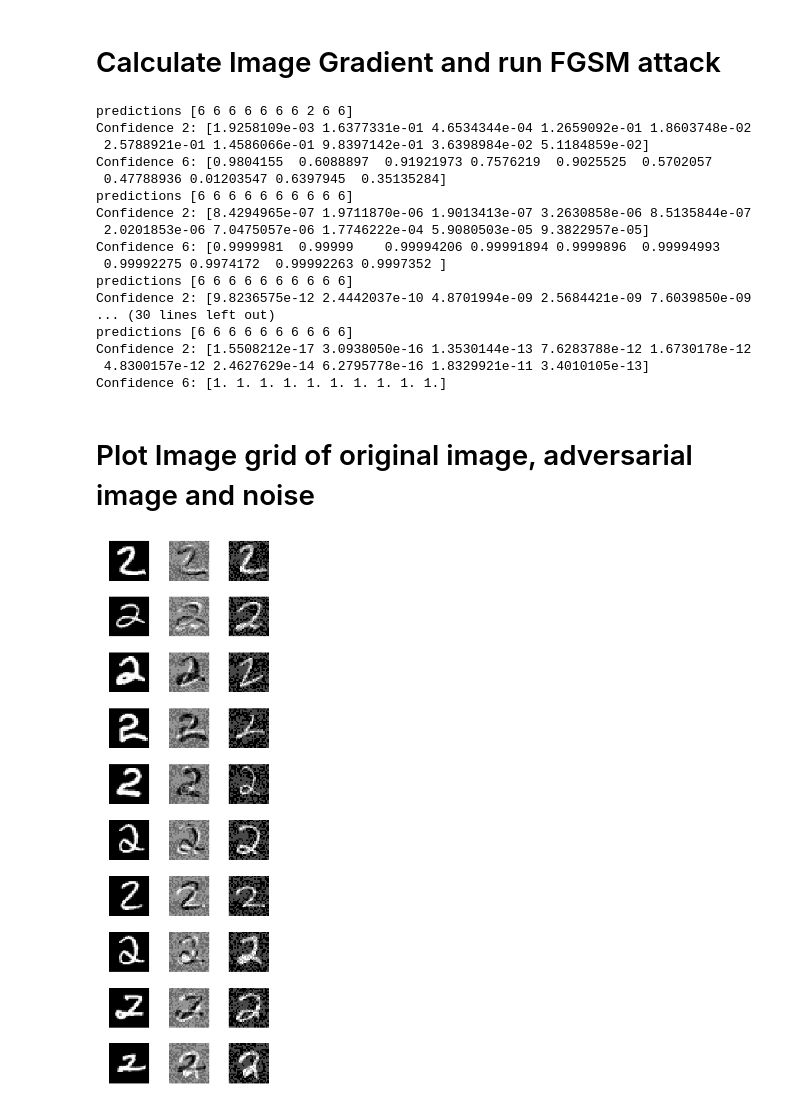
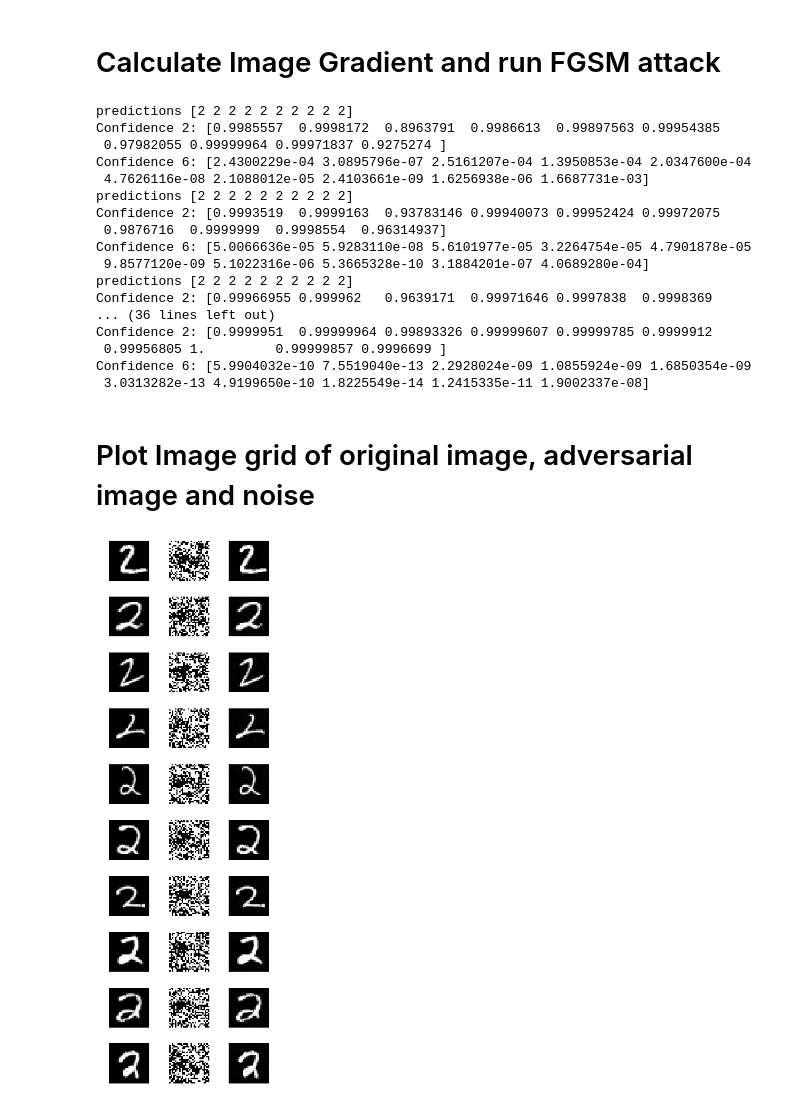
Before and after one commit to souravsingh/mnist-adversarial-attack, a Jupyter notebook: MNIST_adversarial_attack.ipynb, the cells around one changed output. Drawn from its saved outputs; the diff is of its cells as text; code cells hidden in the pictures.

```diff
--- a/MNIST_adversarial_attack.ipynb
+++ b/MNIST_adversarial_attack.ipynb
@@ -208,5 +221,5 @@ Confidence: 0.9719723
 # Initialize target label and the matrix for the adversarial attack
 # %%
 target_number = 6
-target_labels = np.zeros(original_labels.shape)
+target_labels = np.zeros((10, 10))
 target_labels[:, target_number] = 1
@@ -217,7 +243,7 @@ img_gradient = tf.gradients(cross_entropy, x)[0]
 # %% [markdown]
 # Initialize value for step size and number of steps
 # %%
-step_size = 0.2
+step_size = 0.01
 steps = 10
 # %% [markdown]
 # Calculate Image Gradient and run FGSM attack
@@ -228,7 +254,7 @@ prob2_hist = list()
 prob6_hist = list()
 for i in range(0, steps):
     gradient = img_gradient.eval({x: adversarial_img, y_: target_labels, keep_prob: 1.0})
-    adversarial_img = adversarial_img - step_size * np.sign(gradient)
+    adversarial_img = adversarial_img + step_size * np.sign(gradient)
     adv_img_hist.append(adversarial_img)
     prediction = tf.argmax(y,1)
     prediction_val = prediction.eval(feed_dict={x: adversarial_img, keep_prob: 1.0}, session=sess)
@@ -240,38 +266,38 @@ for i in range(0, steps):
 prob2_hist.append(probabilities_val[:,2])
 prob6_hist.append(probabilities_val[:,6])
 # %% [output]
-predictions [6 6 6 6 6 6 6 2 6 6]
-Confidence 2: [1.9258109e-03 1.6377331e-01 4.6534344e-04 1.2659092e-01 1.8603748e-02
- 2.5788921e-01 1.4586066e-01 9.8397142e-01 3.6398984e-02 5.1184859e-02]
-Confidence 6: [0.9804155  0.6088897  0.91921973 0.7576219  0.9025525  0.5702057
- 0.47788936 0.01203547 0.6397945  0.35135284]
-predictions [6 6 6 6 6 6 6 6 6 6]
-Confidence 2: [8.4294965e-07 1.9711870e-06 1.9013413e-07 3.2630858e-06 8.5135844e-07
- 2.0201853e-06 7.0475057e-06 1.7746222e-04 5.9080503e-05 9.3822957e-05]
-Confidence 6: [0.9999981  0.99999    0.99994206 0.99991894 0.9999896  0.99994993
- 0.99992275 0.9974172  0.99992263 0.9997352 ]
-predictions [6 6 6 6 6 6 6 6 6 6]
-Confidence 2: [9.8236575e-12 2.4442037e-10 4.8701994e-09 2.5684421e-09 7.6039850e-09
-... (30 lines left out)
-predictions [6 6 6 6 6 6 6 6 6 6]
-Confidence 2: [1.5508212e-17 3.0938050e-16 1.3530144e-13 7.6283788e-12 1.6730178e-12
- 4.8300157e-12 2.4627629e-14 6.2795778e-16 1.8329921e-11 3.4010105e-13]
-Confidence 6: [1. 1. 1. 1. 1. 1. 1. 1. 1. 1.]
+predictions [2 2 2 2 2 2 2 2 2 2]
+Confidence 2: [0.9985557  0.9998172  0.8963791  0.9986613  0.99897563 0.99954385
+ 0.97982055 0.99999964 0.99971837 0.9275274 ]
+Confidence 6: [2.4300229e-04 3.0895796e-07 2.5161207e-04 1.3950853e-04 2.0347600e-04
+ 4.7626116e-08 2.1088012e-05 2.4103661e-09 1.6256938e-06 1.6687731e-03]
+predictions [2 2 2 2 2 2 2 2 2 2]
+Confidence 2: [0.9993519  0.9999163  0.93783146 0.99940073 0.99952424 0.99972075
+ 0.9876716  0.9999999  0.9998554  0.96314937]
+Confidence 6: [5.0066636e-05 5.9283110e-08 5.6101977e-05 3.2264754e-05 4.7901878e-05
+ 9.8577120e-09 5.1022316e-06 5.3665328e-10 3.1884201e-07 4.0689280e-04]
+predictions [2 2 2 2 2 2 2 2 2 2]
+Confidence 2: [0.99966955 0.999962   0.9639171  0.99971646 0.9997838  0.9998369
+... (36 lines left out)
+Confidence 2: [0.9999951  0.99999964 0.99893326 0.99999607 0.99999785 0.9999912
+ 0.99956805 1.         0.99999857 0.9996699 ]
+Confidence 6: [5.9904032e-10 7.5519040e-13 2.2928024e-09 1.0855924e-09 1.6850354e-09
+ 3.0313282e-13 4.9199650e-10 1.8225549e-14 1.2415335e-11 1.9002337e-08]
 # %% [markdown]
 # Plot Image grid of original image, adversarial image and noise
 # %%
 f, axarr = plt.subplots(10, 3, figsize=(5,15))
 import matplotlib as mpl
 mpl.rcParams['figure.dpi']= 250
 for i in range(10):
     axarr[i,0].set_axis_off()
     axarr[i,1].set_axis_off()
     axarr[i,2].set_axis_off()
-    axarr[i,0].imshow(original_images[i].reshape([28, 28]), cmap = "gray")
-    axarr[i,1].imshow((adv_img_hist[0][i] - original_images[i]).reshape([28, 28]), cmap = "gray")
+    axarr[i,0].imshow(x_batch[i].reshape([28, 28]), cmap = "gray")
+    axarr[i,1].imshow((adv_img_hist[0][i] - x_batch[i]).reshape([28, 28]), cmap = "gray")
     axarr[i,2].imshow((adv_img_hist[0][i]).reshape([28, 28]), cmap="gray")
 
 plt.tight_layout()
 plt.show()
 # %% [output]
-[figure, old version]
+[figure, new version]
```
Also changed, not shown: parts of 7 cells of this notebook.
